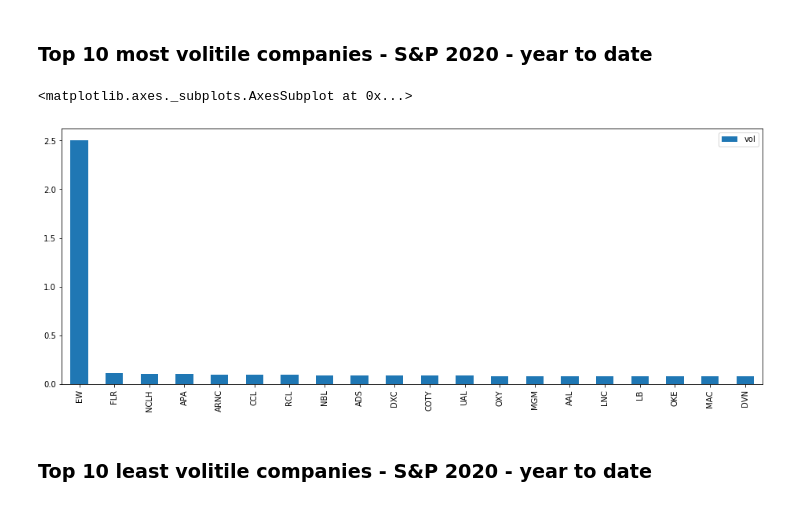
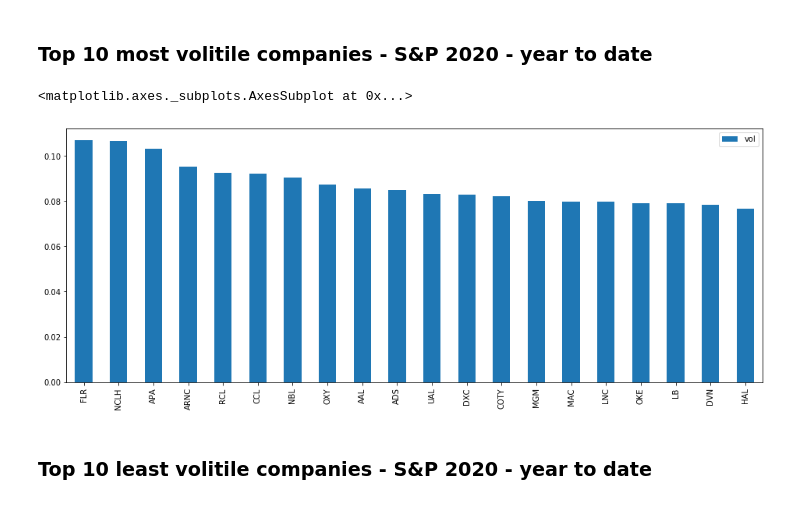
Before and after one commit to Berkat0789/Portfolio, a Jupyter notebook: Finance/S&P Daily Analysis - Returns/S&P and Nasdaq Daily returns analysis.ipynb, the cells around one changed output. Drawn from its saved outputs; the diff is of its cells as text; code cells hidden in the pictures.

```diff
--- a/Finance/S&P Daily Analysis - Returns/S&P and Nasdaq Daily returns analysis.ipynb
+++ b/Finance/S&P Daily Analysis - Returns/S&P and Nasdaq Daily returns analysis.ipynb
@@ -233,10 +249,10 @@ s_andp_volitility = pd.DataFrame(sandp_vol, index=cols, columns=["vol"])
 # %% [markdown]
 ### Top 10 most volitile companies - S&P 2020 - year to date
 # %%
-s_andp_volitility.sort_values("vol", ascending = False).head(20).plot(kind = "bar", figsize = (16,6))
+s_andp_volitility.drop("EW").sort_values("vol", ascending = False).head(20).plot(kind = "bar", figsize = (16,6))
 # %% [output]
 <matplotlib.axes._subplots.AxesSubplot at 0x...>
-[figure, old version]
+[figure, new version]
 # %% [markdown]
 ### Top 10 least volitile companies - S&P 2020 - year to date
 # %%
```
Also changed, not shown: parts of 9 cells of this notebook, 38 other files.
